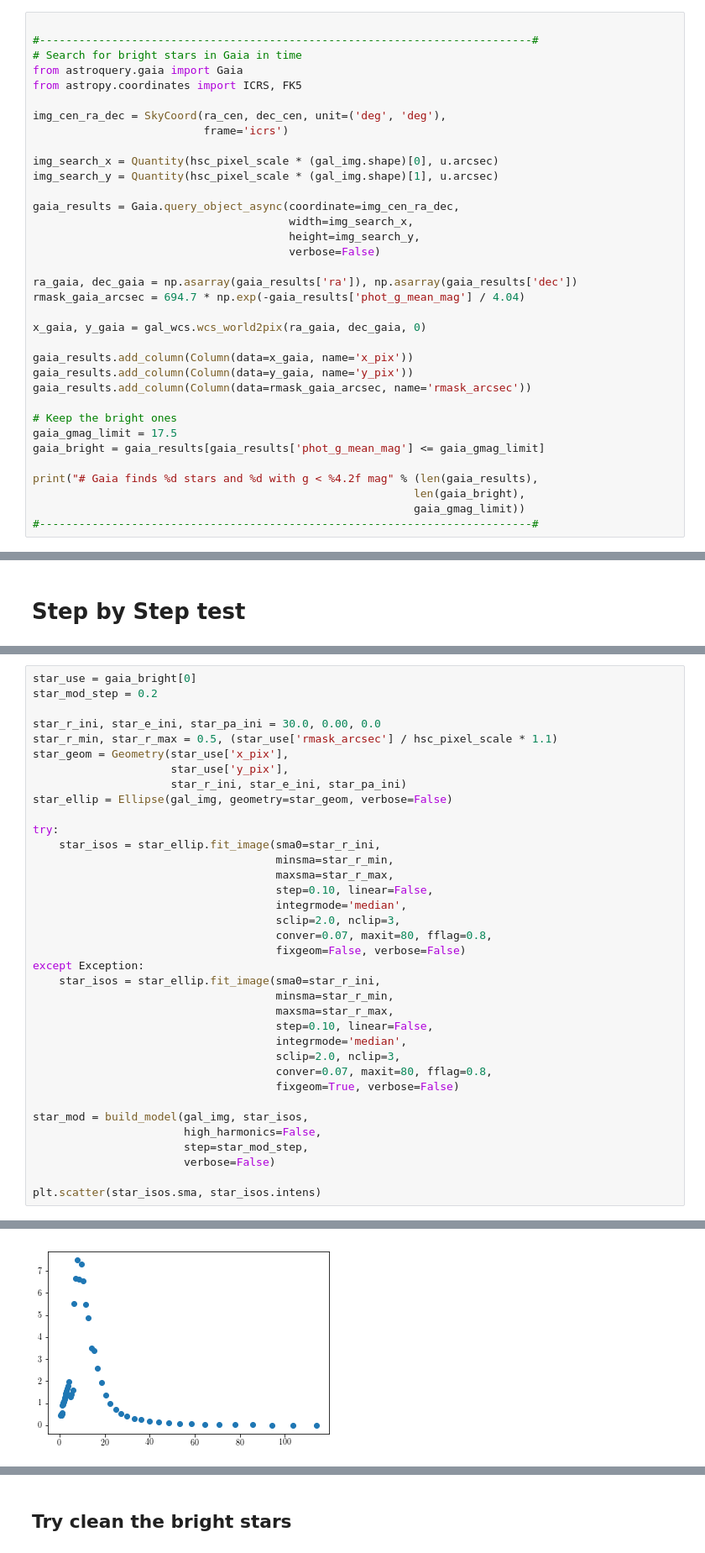
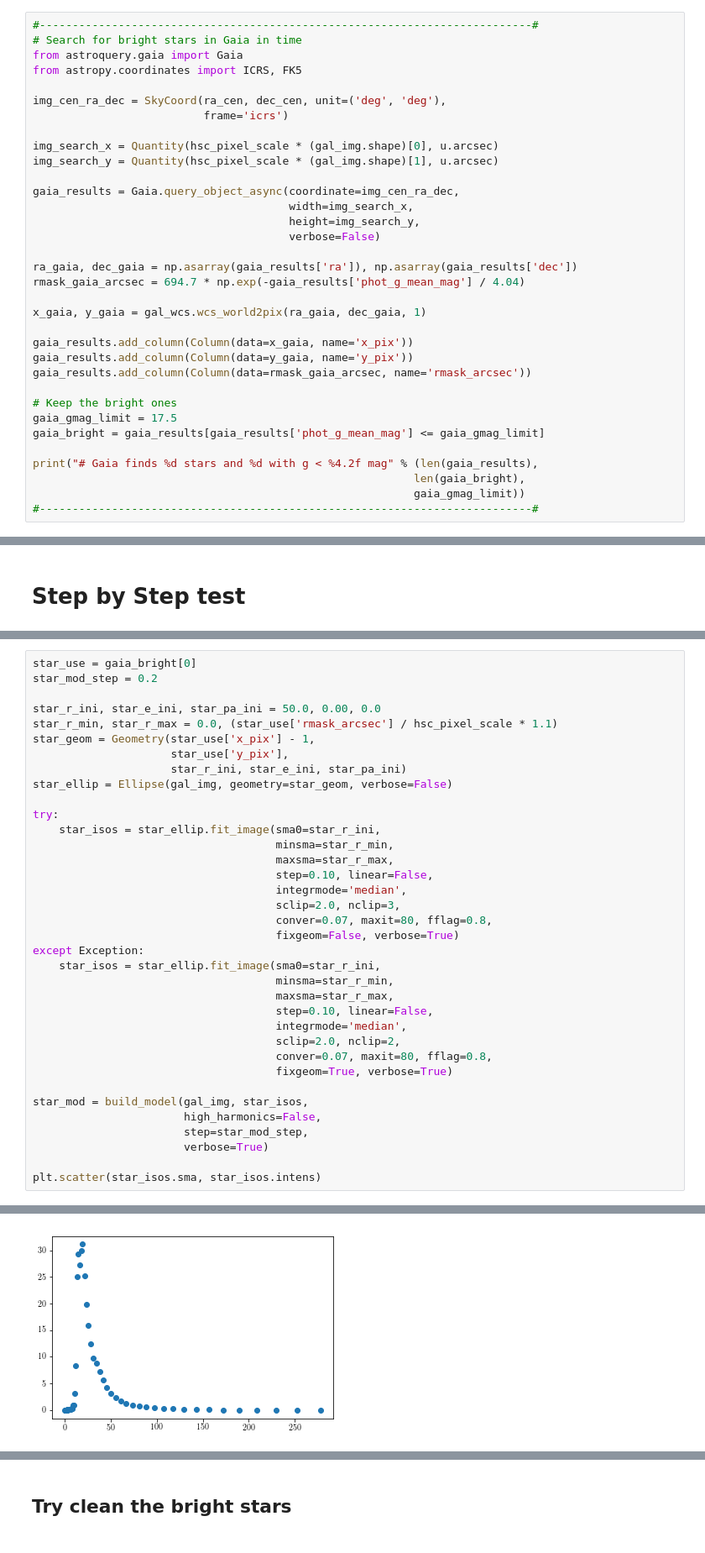
Before and after one commit to dr-guangtou/kungpao, a Jupyter notebook: demo/kungpao_footprint_noise_replace.ipynb, the cells around one changed output, grey strips where cells are left out. Shown at 84% size. Saved outputs shown, nothing was run; the diff lists cells and outputs as text.

```diff
--- a/demo/kungpao_footprint_noise_replace.ipynb
+++ b/demo/kungpao_footprint_noise_replace.ipynb
@@ -138,7 +138,6 @@ print("# Searching radius for the image: %6.1f arcsec" % img_radii_arcsec)
 # %% [markdown]
 ## Search for stars on the image
 # %%
-
 #---------------------------------------------------------------------------#
 # Search for bright stars in Gaia in time
 from astroquery.gaia import Gaia
@@ -158,7 +157,7 @@ gaia_results = Gaia.query_object_async(coordinate=img_cen_ra_dec,
 ra_gaia, dec_gaia = np.asarray(gaia_results['ra']), np.asarray(gaia_results['dec'])
 rmask_gaia_arcsec = 694.7 * np.exp(-gaia_results['phot_g_mean_mag'] / 4.04)
 
-x_gaia, y_gaia = gal_wcs.wcs_world2pix(ra_gaia, dec_gaia, 0)
+x_gaia, y_gaia = gal_wcs.wcs_world2pix(ra_gaia, dec_gaia, 1)
 
 gaia_results.add_column(Column(data=x_gaia, name='x_pix'))
 gaia_results.add_column(Column(data=y_gaia, name='y_pix'))
@@ -242,9 +241,9 @@ for star in gaia_results:
 star_use = gaia_bright[0]
 star_mod_step = 0.2
 
-star_r_ini, star_e_ini, star_pa_ini = 30.0, 0.00, 0.0
-star_r_min, star_r_max = 0.5, (star_use['rmask_arcsec'] / hsc_pixel_scale * 1.1)
-star_geom = Geometry(star_use['x_pix'],
+star_r_ini, star_e_ini, star_pa_ini = 50.0, 0.00, 0.0
+star_r_min, star_r_max = 0.0, (star_use['rmask_arcsec'] / hsc_pixel_scale * 1.1)
+star_geom = Geometry(star_use['x_pix'] - 1,
                      star_use['y_pix'],
                      star_r_ini, star_e_ini, star_pa_ini)
 star_ellip = Ellipse(gal_img, geometry=star_geom, verbose=False)
@@ -257,21 +256,21 @@ try:
                                      integrmode='median',
                                      sclip=2.0, nclip=3,
                                      conver=0.07, maxit=80, fflag=0.8,
-                                     fixgeom=False, verbose=False)
+                                     fixgeom=False, verbose=True)
 except Exception:
     star_isos = star_ellip.fit_image(sma0=star_r_ini,
                                      minsma=star_r_min,
                                      maxsma=star_r_max,
                                      step=0.10, linear=False,
                                      integrmode='median',
-                                     sclip=2.0, nclip=3,
+                                     sclip=2.0, nclip=2,
                                      conver=0.07, maxit=80, fflag=0.8,
-                                     fixgeom=True, verbose=False)
+                                     fixgeom=True, verbose=True)
 
 star_mod = build_model(gal_img, star_isos,
                        high_harmonics=False,
                        step=star_mod_step,
-                       verbose=False)
+                       verbose=True)
 
 plt.scatter(star_isos.sma, star_isos.intens)
 # %% [output]
@@ -279 +295 @@ plt.scatter(star_isos.sma, star_isos.intens)
-[figure, old version]
+[figure, new version]
```
Also changed, not shown: parts of 6 cells of this notebook, 1 other file.
